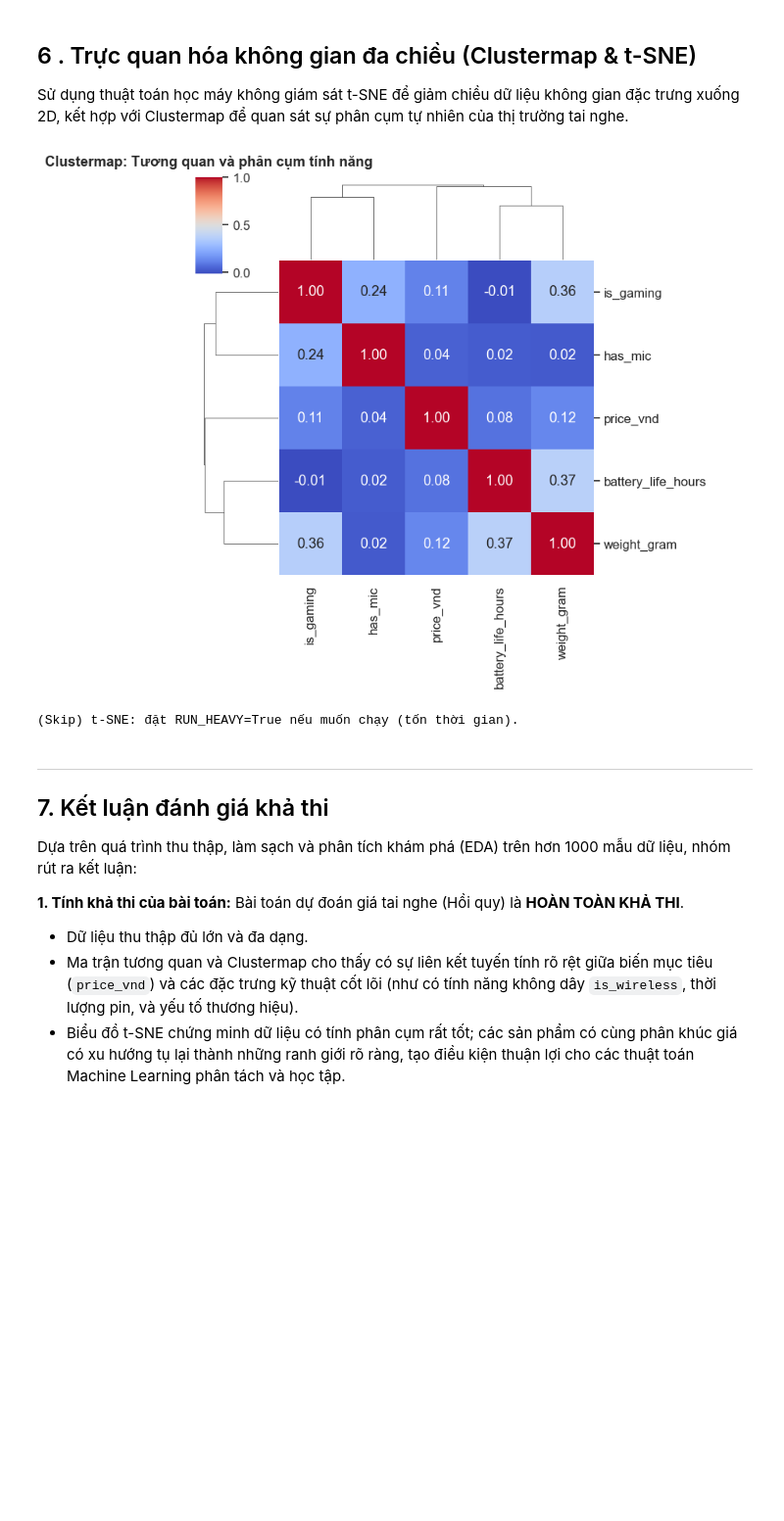
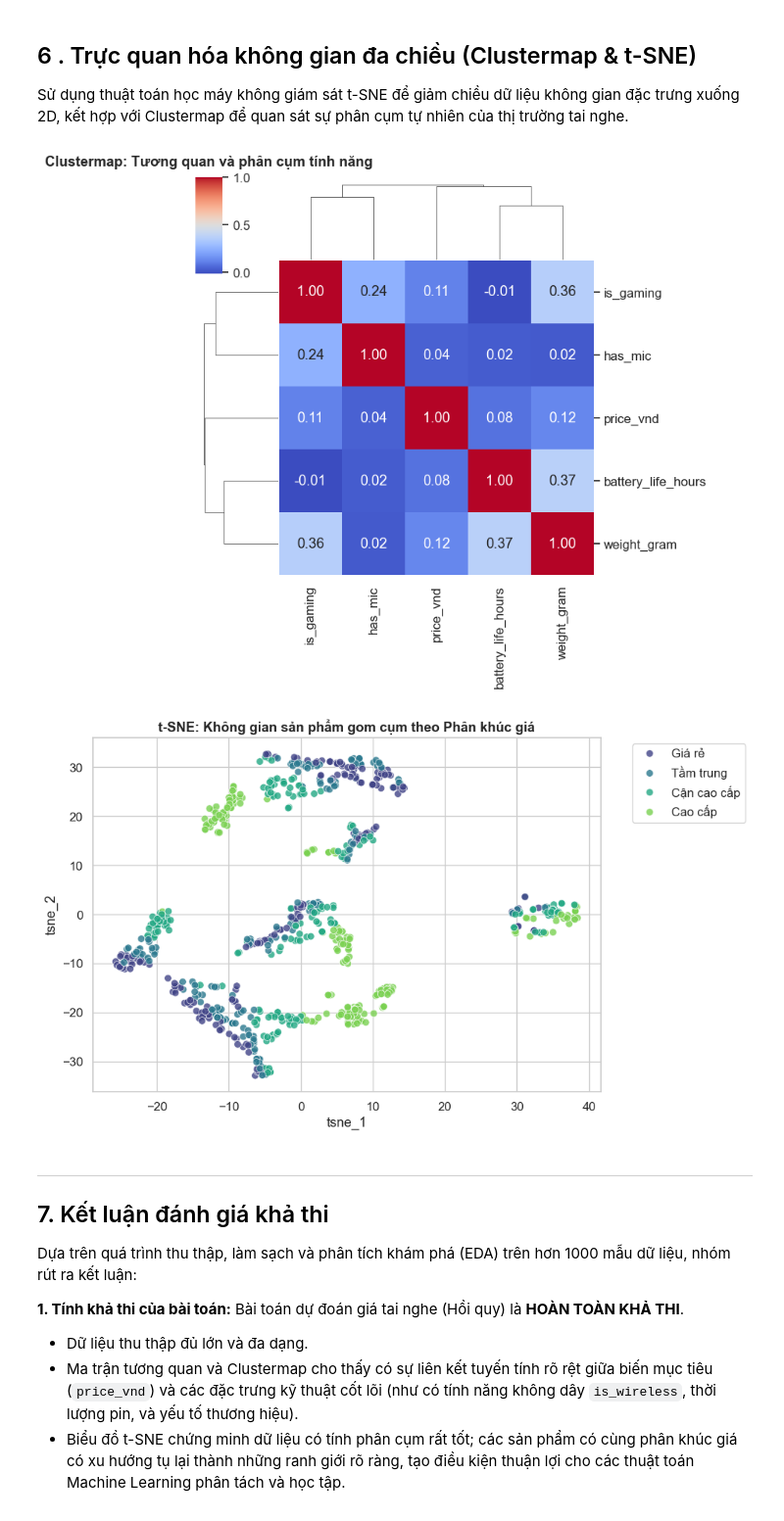
Before and after one commit to vcongggggg/KHDL, a Jupyter notebook: de_tai_2_headphone/notebooks/03-data_encoding.ipynb, the cells around one changed output. Shown at 98% size. Drawn from its saved outputs; the diff is of its cells as text; code cells hidden in the pictures; blank space fills up the shorter version.

```diff
--- a/de_tai_2_headphone/notebooks/03-data_encoding.ipynb
+++ b/de_tai_2_headphone/notebooks/03-data_encoding.ipynb
@@ -436,7 +436,7 @@ if len(df_cluster) > 0:
 # 2. Chạy t-SNE
 # ==========================================
 
-RUN_HEAVY = False  # đổi thành True nếu bạn muốn chạy t-SNE
+RUN_HEAVY = True  # đổi thành True nếu bạn muốn chạy t-SNE
 
 if RUN_HEAVY and len(df_cluster) > 30:  # Cần đủ số mẫu
     # Sample để chạy nhanh (t-SNE gần O(n^2))
@@ -456,7 +456,7 @@ if RUN_HEAVY and len(df_cluster) > 30:  # Cần đủ số mẫu
         n_components=2,
         random_state=42,
         perplexity=perplexity,
-        n_iter=600,
+        max_iter=600,
         init="pca",
         learning_rate="auto",
         method="barnes_hut",
@@ -466,34 +466,34 @@ if RUN_HEAVY and len(df_cluster) > 30:  # Cần đủ số mẫu
     df_tsne = df_tsne.copy()
     df_tsne["tsne_1"] = tsne_results[:, 0]
     df_tsne["tsne_2"] = tsne_results[:, 1]
 
     # Chia phân khúc giá để tô màu
     if "price_vnd" in df_tsne.columns:
         df_tsne["price_category"] = pd.qcut(
             df_tsne["price_vnd"], q=4, labels=["Giá rẻ", "Tầm trung", "Cận cao cấp", "Cao cấp"]
         )
     else:
         df_tsne["price_category"] = "Unknown"
 
     plt.figure(figsize=(10, 6))
     sns.scatterplot(
         data=df_tsne,
         x="tsne_1",
         y="tsne_2",
         hue="price_category",
         palette="viridis",
         s=50,
         alpha=0.8,
     )
     plt.title("t-SNE: Không gian sản phẩm gom cụm theo Phân khúc giá", fontweight="bold")
     plt.legend(bbox_to_anchor=(1.05, 1), loc="upper left")
     plt.tight_layout()
     plt.show()
 else:
     print("(Skip) t-SNE: đặt RUN_HEAVY=True nếu muốn chạy (tốn thời gian).")
 # %% [output]
 [figure]
-(Skip) t-SNE: đặt RUN_HEAVY=True nếu muốn chạy (tốn thời gian).
+[figure, added]
 # %% [markdown]
 ---
 ## 7. Kết luận đánh giá khả thi
```
Also changed, not shown: parts of 1 cell of this notebook.
